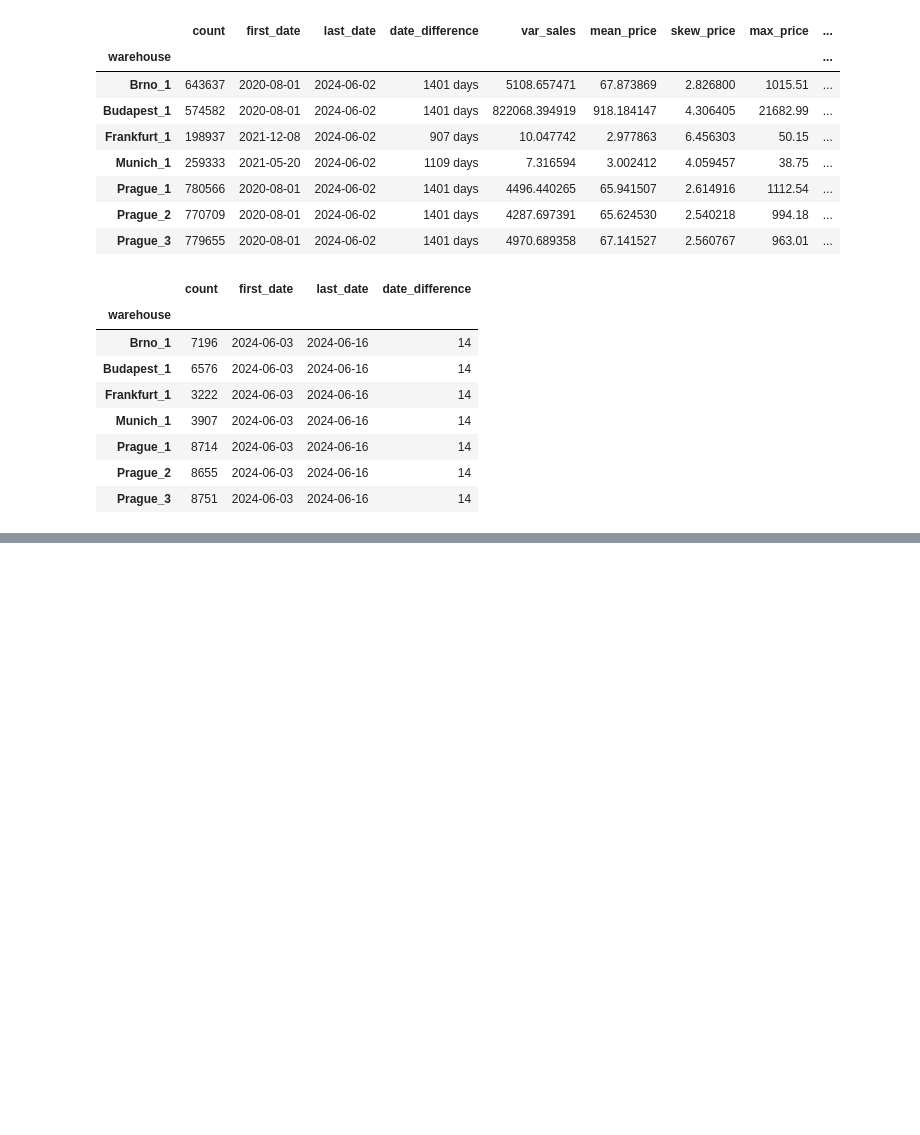
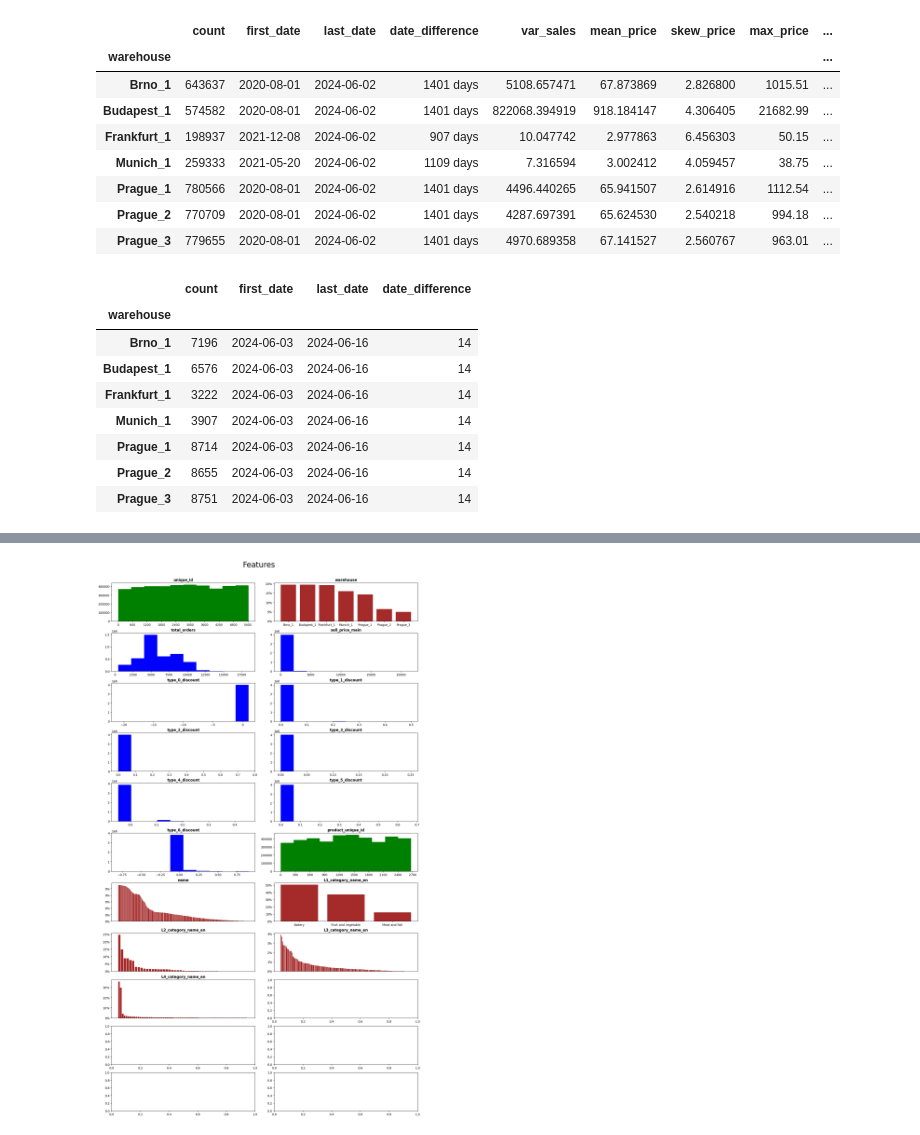
Before and after one commit to AnantChandra/google-colab, a Jupyter notebook: rohlik_sales_prediction.ipynb, the cells around one changed output, grey strips where cells are left out. Drawn from its saved outputs; the diff is of its cells as text; code cells hidden in the pictures; blank space fills up the shorter version.

```diff
--- a/rohlik_sales_prediction.ipynb
+++ b/rohlik_sales_prediction.ipynb
@@ -101,0 +145,41 @@ del result
+# %%
+cat_cols = list(sales_test.select_dtypes(include='O'))
+num_cols = list(sales_test._get_numeric_data())
+target = 'sales'
+initial_features = list(sales_test.columns)
+# %%
+for c in cat_cols:
+    A = sales_train[c].fillna('None').astype(str).unique()
+    B = sales_test[c].fillna('None').astype(str).unique()
+    C = np.setdiff1d(B,A)
+    if C.size>0:
+        print(C)
+        sales_train.iloc[~sales_train[c].isin(C), c ] = 'None'
+    sales_train[c] = sales_train[c].astype('category')
+    sales_test[c] = sales_test[c].astype('category')
+# %%
+import matplotlib.pyplot as plt
+from matplotlib.ticker import MaxNLocator
+
+fig, axs= plt.subplots(11,2, figsize=(15,25),  constrained_layout=True)
+for c, ax in zip(initial_features, axs.ravel()):
+    if sales_train[c].dtype=='float':
+        ax.hist(sales_train[c],color='blue')
+    elif sales_train[c].dtype=='category':
+        vc = sales_train[c].value_counts() / len(sales_train)
+        ax.bar(vc.index,vc, color='brown')
+        ax.yaxis.set_major_formatter('{x:.0%}')
+        if len(vc)<=15:
+            ax.set_xticks(np.arange(len(sales_train[c].dtype.categories)), sales_train[c].dtype.categories)
+            ax.set_xticklabels(ax.get_xticklabels(),rotation=0)
+        else:
+            ax.set_xticks([])
+    elif sales_train[c].dtype=='int64':
+        ax.hist(sales_train[c],color='green')
+        ax.xaxis.set_major_locator(MaxNLocator(integer=True))
+
+    ax.set_title(f'{c}', fontweight='bold')
+#axs.flat[-1].set_visible(False)
+plt.suptitle('Features', y=1.03, fontsize=25);
+# %% [output]
+[figure, added]
```
Also changed, not shown: parts of 7 cells of this notebook.
